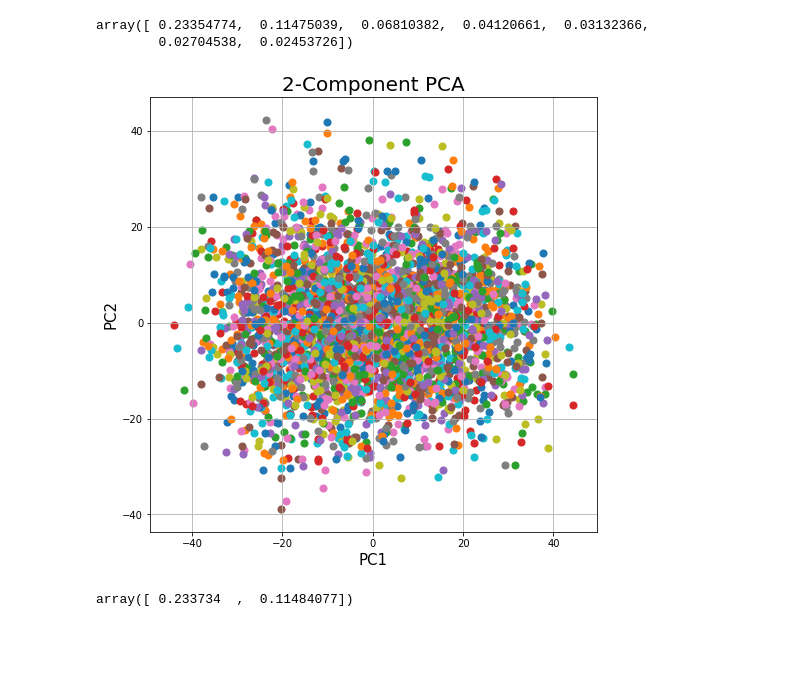
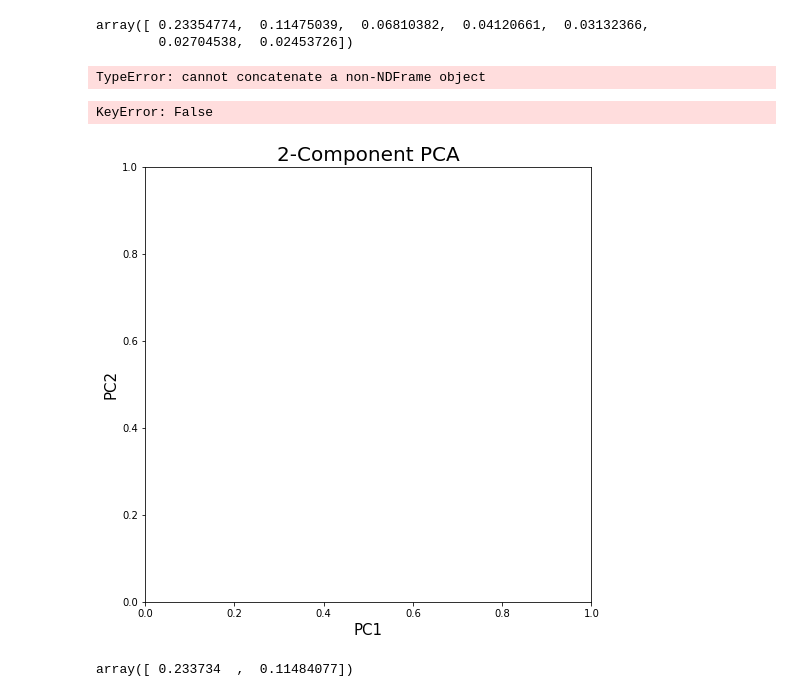
Before and after one commit to DimuthuHemachandra/heridcity, a Jupyter notebook: PCA.ipynb, the cells around one changed output. Cells and saved outputs as stored; diff of their text form; code cells hidden in the pictures; blank space fills up the shorter version.

```diff
--- a/PCA.ipynb
+++ b/PCA.ipynb
@@ -15,7 +26,6 @@ df.shape
 # %%
 # Separating out & normalizing the features
-x = df.iloc[:, 1:1404].values
+x = df.iloc[:, :].values
 x = preprocessing.scale(x)
-
-# Separating out the target
-y = df.iloc[:,0].values
+y =
+df.columns
@@ -27,3 +42,6 @@ targets = list(df['ID'])
+# %%
+targets = list(df.columns)
+#targets
 # %%
 pca = PCA(n_components=2)
 principalComponents = pca.fit_transform(x)
@@ -30,0 +54,13 @@ principalDf = pd.DataFrame(data = principalComponents, columns = ['PC1', 'PC2'])
+# %%
+fig = plt.figure(figsize = (8,8))
+ax = fig.add_subplot(1,1,1)
+ax.set_xlabel('PC1', fontsize = 15)
+ax.set_ylabel('PC2', fontsize = 15)
+ax.set_title('2-Component PCA', fontsize = 20)
+for target in targets:
+#     indicesToKeep = finalDf['ID'] == target
+#     ax.scatter(finalDf.loc[indicesToKeep, 'PC1']
+#                , finalDf.loc[indicesToKeep, 'PC2']
+#                #, c = color
+#                , s = 50)
+ax.grid()
@@ -65,24 +85,27 @@ array([ 0.23354774,  0.11475039,  0.06810382,  0.04120661,  0.03132366,
         # explain less than 7% of the variance
         # (PC1: 23.4% of the variance; P2: 11.5% of the variance).
 # %%
-finalDf = pd.concat([principalDf, df[['ID']]], axis = 1)
+finalDf = pd.concat([principalDf, list(df.columns)], axis = 1)
+# %% [output]
+TypeError: cannot concatenate a non-NDFrame object
 # %%
 ### PLOT: 2 Component PCA ###
         # x-axis = PC1, y-axis=PC2, data point = how much COMPOUND (NOT feature) is influenced by PCs 1 and 2
 fig = plt.figure(figsize = (8,8))
 ax = fig.add_subplot(1,1,1)
 ax.set_xlabel('PC1', fontsize = 15)
 ax.set_ylabel('PC2', fontsize = 15)
 ax.set_title('2-Component PCA', fontsize = 20)
 for target in targets:
-    indicesToKeep = finalDf['ID'] == target
+    indicesToKeep = list(df.columns) == target
     ax.scatter(finalDf.loc[indicesToKeep, 'PC1']
                , finalDf.loc[indicesToKeep, 'PC2']
                #, c = color
                , s = 50)
 ax.grid()
 # %% [output]
+KeyError: False
-[figure, old version]
+[figure, new version]
 # %%
 ### Variance explained by each component ###
 pca.explained_variance_ratio_
```
Also changed, not shown: parts of 8 cells of this notebook, 3 other files.
